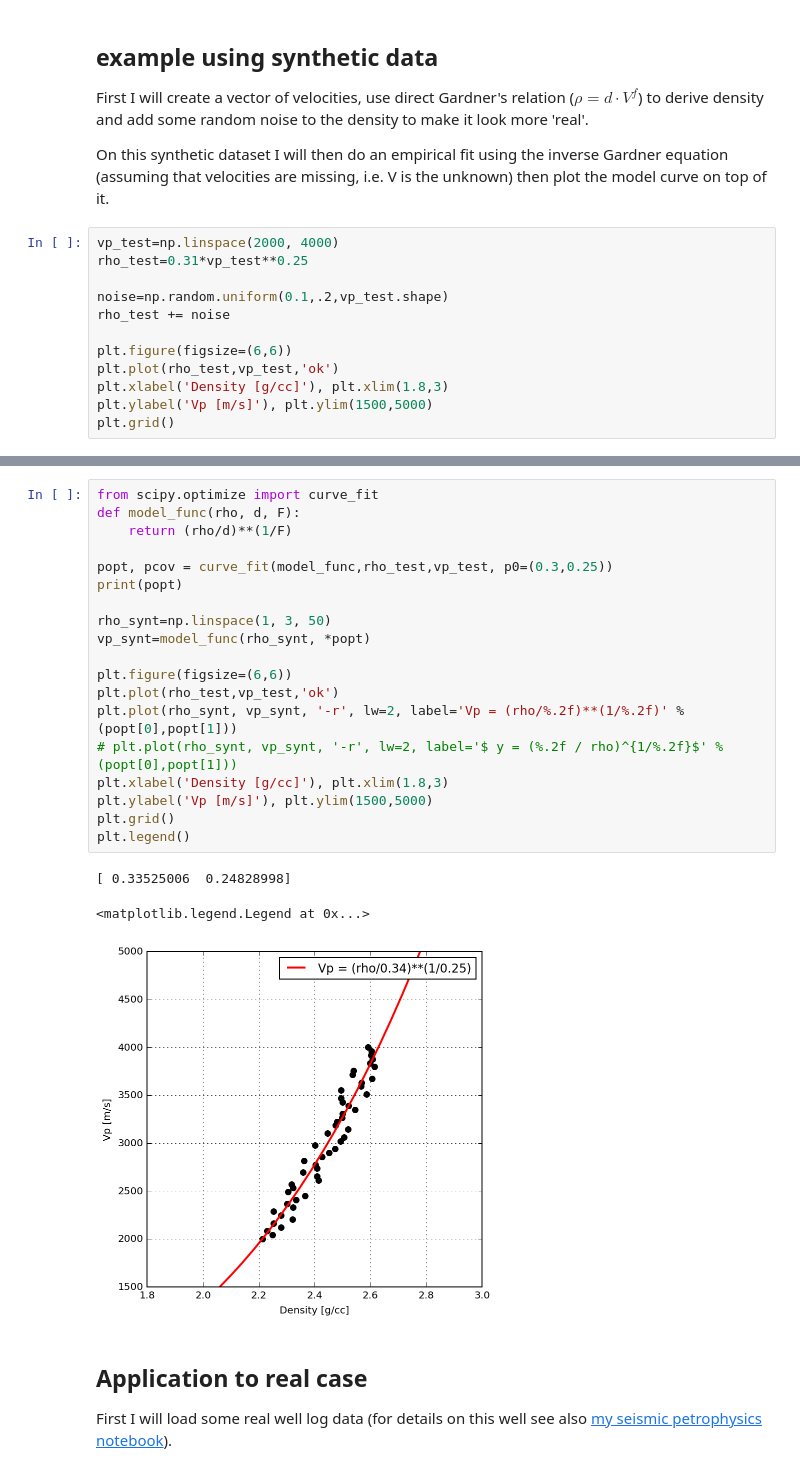
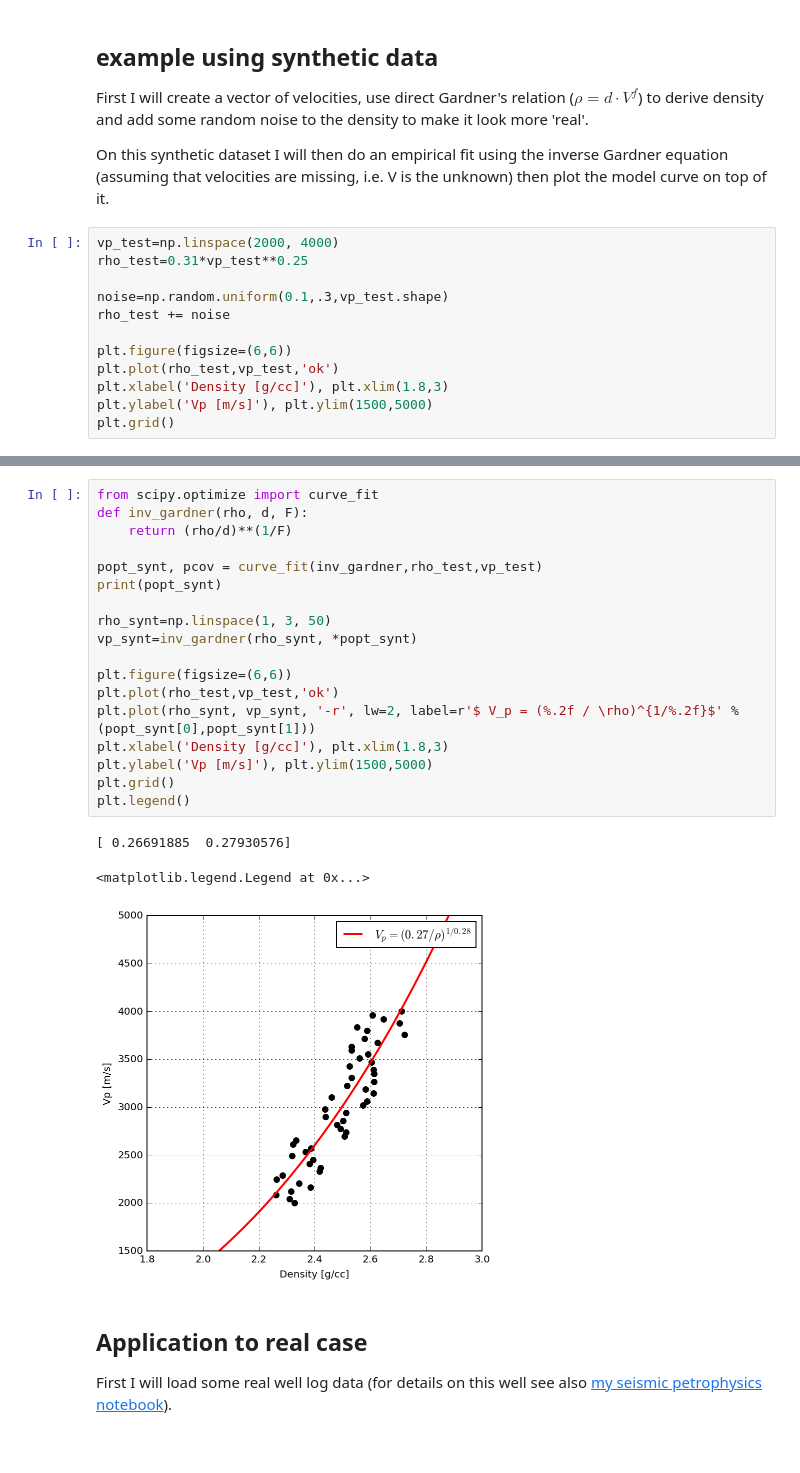
Before and after one commit to Kevin2599/geophysical_notes, a Jupyter notebook: inverse_gardner.ipynb, the cells around one changed output, grey strips where cells are left out. Drawn from its saved outputs; the diff is of its cells as text.

Commit message:
fix inverse gardner notebook

```diff
--- a/inverse_gardner.ipynb
+++ b/inverse_gardner.ipynb
@@ -56,7 +56,7 @@ On this synthetic dataset I will then do an empirical fit using the inverse Gard
 vp_test=np.linspace(2000, 4000)
 rho_test=0.31*vp_test**0.25
 
-noise=np.random.uniform(0.1,.2,vp_test.shape)
+noise=np.random.uniform(0.1,.3,vp_test.shape)
 rho_test += noise
 
 plt.figure(figsize=(6,6))
@@ -69,26 +69,25 @@ plt.grid()
 # %%
 from scipy.optimize import curve_fit
-def model_func(rho, d, F):
+def inv_gardner(rho, d, F):
     return (rho/d)**(1/F)
 
-popt, pcov = curve_fit(model_func,rho_test,vp_test, p0=(0.3,0.25))
-print(popt)
+popt_synt, pcov = curve_fit(inv_gardner,rho_test,vp_test)
+print(popt_synt)
 
 rho_synt=np.linspace(1, 3, 50)
-vp_synt=model_func(rho_synt, *popt)
+vp_synt=inv_gardner(rho_synt, *popt_synt)
 
 plt.figure(figsize=(6,6))
 plt.plot(rho_test,vp_test,'ok')
-plt.plot(rho_synt, vp_synt, '-r', lw=2, label='Vp = (rho/%.2f)**(1/%.2f)' % (popt[0],popt[1]))
-# plt.plot(rho_synt, vp_synt, '-r', lw=2, label='$ y = (%.2f / rho)^{1/%.2f}$' % (popt[0],popt[1]))
+plt.plot(rho_synt, vp_synt, '-r', lw=2, label=r'$ V_p = (%.2f / \rho)^{1/%.2f}$' % (popt_synt[0],popt_synt[1]))
 plt.xlabel('Density [g/cc]'), plt.xlim(1.8,3)
 plt.ylabel('Vp [m/s]'), plt.ylim(1500,5000)
 plt.grid()
 plt.legend()
 # %% [output]
-[ 0.33525006  0.24828998]
+[ 0.26691885  0.27930576]
 <matplotlib.legend.Legend at 0x...>
-[figure, old version]
+[figure, new version]
 # %% [markdown]
 ## Application to real case
 
```
Also changed, not shown: parts of 8 cells of this notebook, 1 other file.
